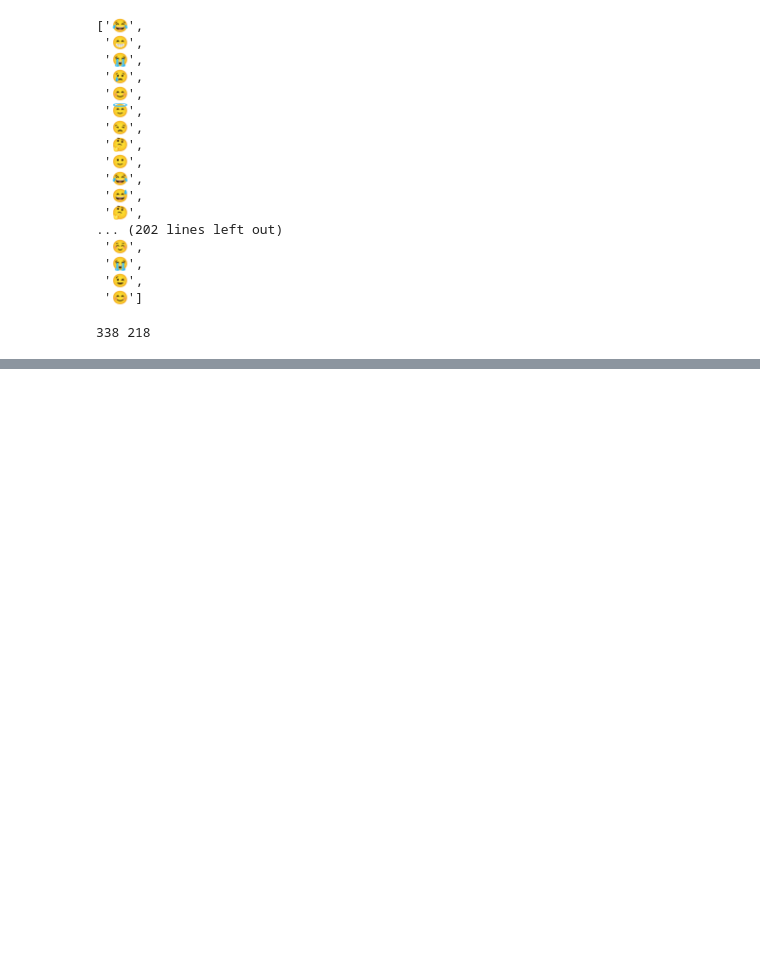
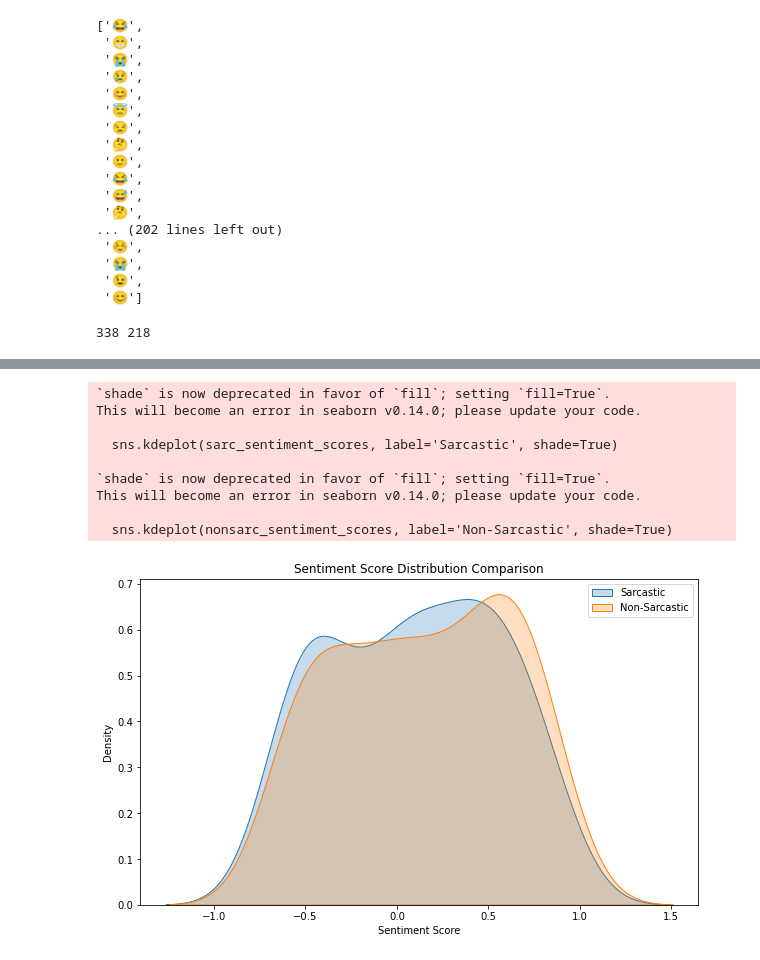
Before and after one commit to sba22224/Capstone_SBA22224, a Jupyter notebook: Code_Notebooks/Survey Data Processing.ipynb, the cells around one changed output, grey strips where cells are left out. Cells and saved outputs as stored; diff of their text form; code cells hidden in the pictures; blank space fills up the shorter version.

```diff
--- a/Code_Notebooks/Survey Data Processing.ipynb
+++ b/Code_Notebooks/Survey Data Processing.ipynb
@@ -1239,0 +1347,21 @@ print(len(sarc_emojis_list), len(nonsarc_emojis_list))
+# %%
+#Try a KDE plot
+plt.figure(figsize=(10, 6))
+sns.kdeplot(sarc_sentiment_scores, label='Sarcastic', shade=True)
+sns.kdeplot(nonsarc_sentiment_scores, label='Non-Sarcastic', shade=True)
+plt.title('Sentiment Score Distribution Comparison')
+plt.xlabel('Sentiment Score')
+plt.ylabel('Density')
+plt.legend()
+plt.show()
+# %% [output]
+`shade` is now deprecated in favor of `fill`; setting `fill=True`.
+This will become an error in seaborn v0.14.0; please update your code.
+
+  sns.kdeplot(sarc_sentiment_scores, label='Sarcastic', shade=True)
+
+`shade` is now deprecated in favor of `fill`; setting `fill=True`.
+This will become an error in seaborn v0.14.0; please update your code.
+
+  sns.kdeplot(nonsarc_sentiment_scores, label='Non-Sarcastic', shade=True)
+[figure, added]
```
Also changed, not shown: parts of 35 cells of this notebook.
